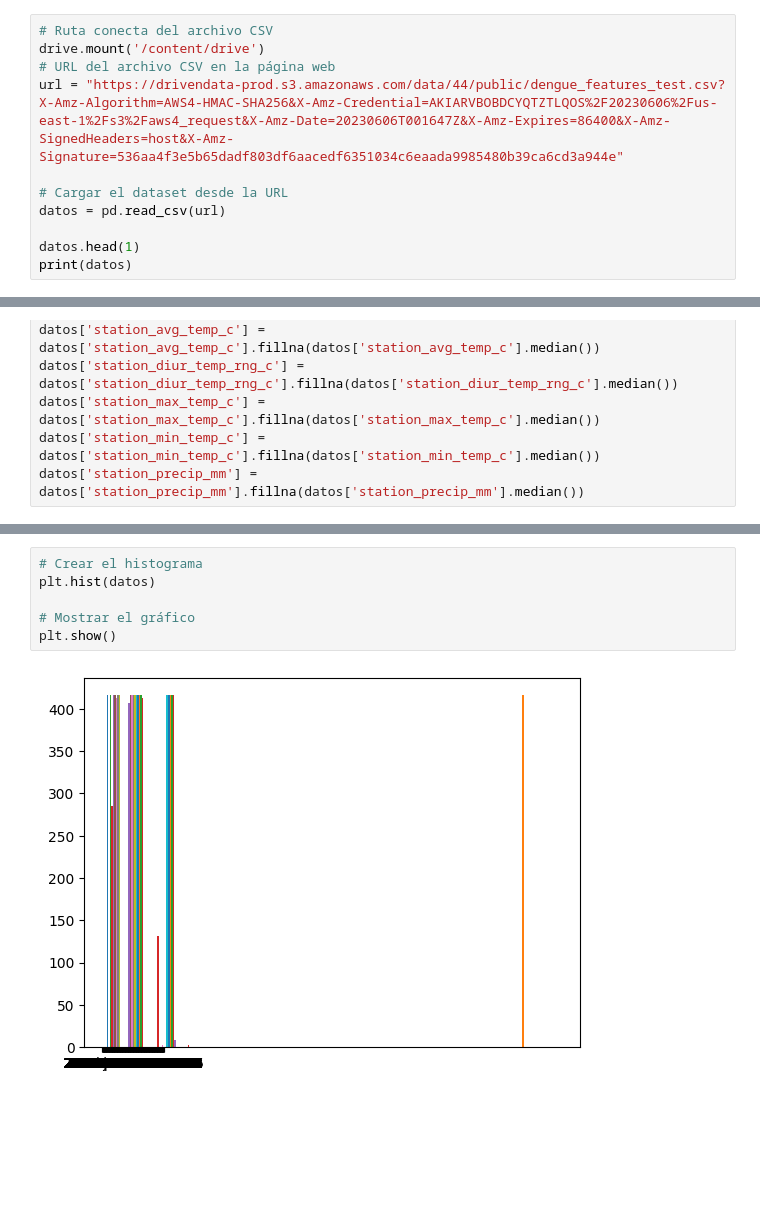
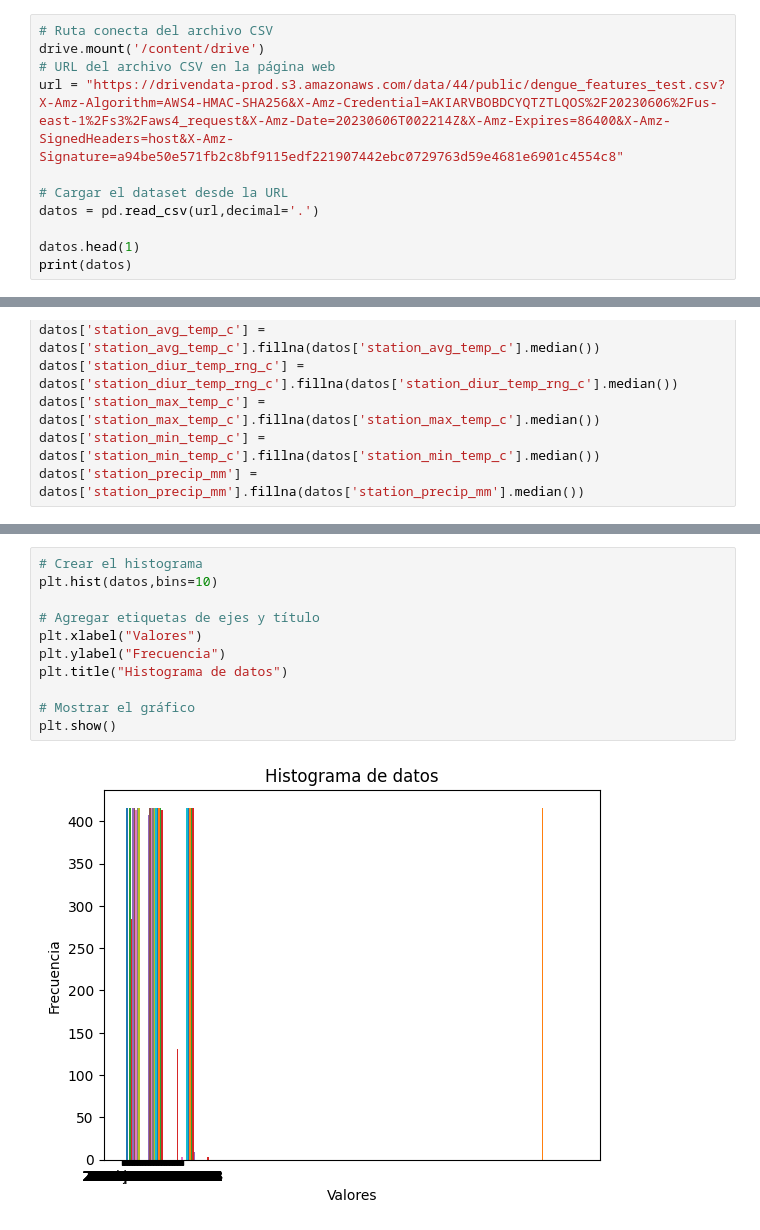
Before and after one commit to sebas123456m/SEMILLERO-CIENCIA-DE-DATOS, a Jupyter notebook: Proyecto1_Prediccion_Propagacion_Enfermedades.ipynb, the cells around one changed output, grey strips where cells are left out. Cells and saved outputs as stored; diff of their text form; blank space fills up the shorter version.

```diff
--- a/Proyecto1_Prediccion_Propagacion_Enfermedades.ipynb
+++ b/Proyecto1_Prediccion_Propagacion_Enfermedades.ipynb
@@ -20,10 +20,10 @@ from google.colab import drive
 # Ruta conecta del archivo CSV
 drive.mount('/content/drive')
 # URL del archivo CSV en la página web
-url = "https://drivendata-prod.s3.amazonaws.com/data/44/public/dengue_features_test.csv?X-Amz-Algorithm=AWS4-HMAC-SHA256&X-Amz-Credential=AKIARVBOBDCYQTZTLQOS%2F20230606%2Fus-east-1%2Fs3%2Faws4_request&X-Amz-Date=20230606T001647Z&X-Amz-Expires=86400&X-Amz-SignedHeaders=host&X-Amz-Signature=536aa4f3e5b65dadf803df6aacedf6351034c6eaada9985480b39ca6cd3a944e"
+url = "https://drivendata-prod.s3.amazonaws.com/data/44/public/dengue_features_test.csv?X-Amz-Algorithm=AWS4-HMAC-SHA256&X-Amz-Credential=AKIARVBOBDCYQTZTLQOS%2F20230606%2Fus-east-1%2Fs3%2Faws4_request&X-Amz-Date=20230606T002214Z&X-Amz-Expires=86400&X-Amz-SignedHeaders=host&X-Amz-Signature=a94be50e571fb2c8bf9115edf221907442ebc0729763d59e4681e6901c4554c8"
 
 # Cargar el dataset desde la URL
-datos = pd.read_csv(url)
+datos = pd.read_csv(url,decimal='.')
 
 datos.head(1)
 print(datos)
@@ -294,8 +314,13 @@ datos['station_precip_mm'] = datos['station_precip_mm'].fillna(datos['station_pr
 # %%
 # Crear el histograma
-plt.hist(datos)
+plt.hist(datos,bins=10)
+
+# Agregar etiquetas de ejes y título
+plt.xlabel("Valores")
+plt.ylabel("Frecuencia")
+plt.title("Histograma de datos")
 
 # Mostrar el gráfico
 plt.show()
 # %% [output]
-[figure, old version]
+[figure, new version]
```
Also changed, not shown: parts of 12 cells of this notebook.
